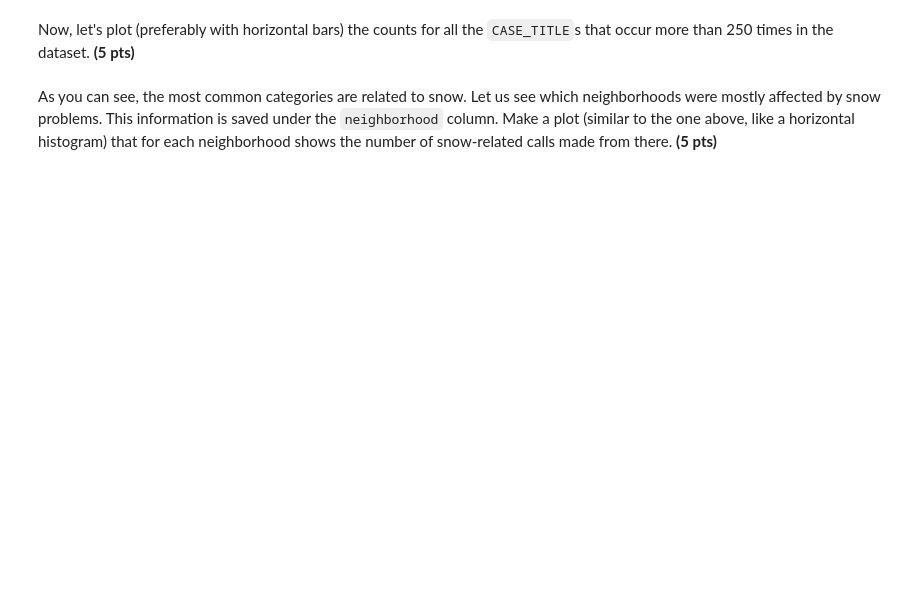
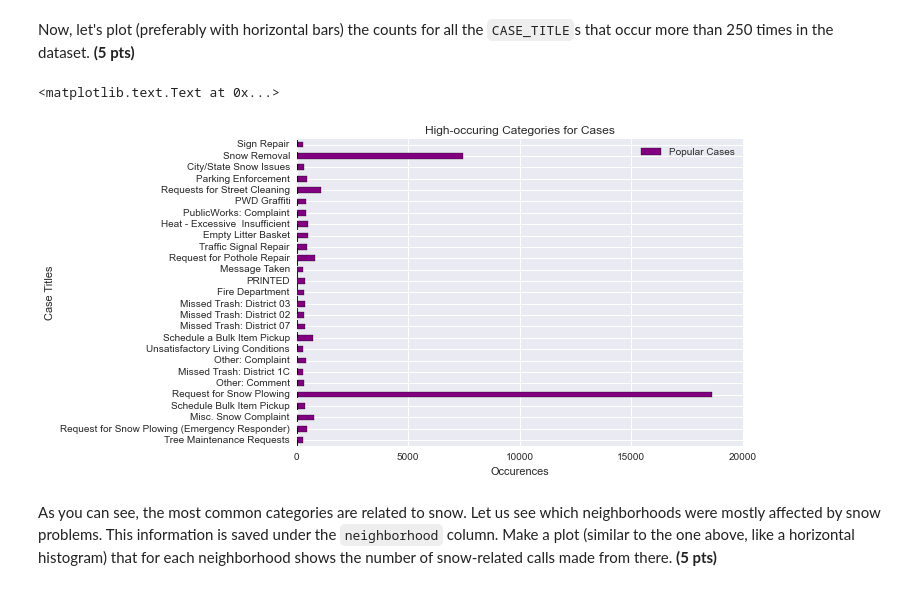
Before and after one commit to Sridevi-Suresh/spring-2015-homeworks, a Jupyter notebook: submissions/Homework-2/2.Pandas-in-Boston.ipynb, the cells around one changed output. Drawn from its saved outputs; the diff is of its cells as text; code cells hidden in the pictures; blank space fills up the shorter version.

```diff
--- a/submissions/Homework-2/2.Pandas-in-Boston.ipynb
+++ b/submissions/Homework-2/2.Pandas-in-Boston.ipynb
@@ -117,0 +149,17 @@ Can you do the same thing, but only for the cases that are still remaining open?
+# %%
+# Write a code that also filters for open cases
+rows = []
+count = 0
+for i in bos['OPEN_DT'].values[:]:
+    if not i == np.datetime64('NaT'):
+        j = np.datetime_as_string(i, timezone='local')[:10]
+        if j[5:7] == '02':
+            if bos['CASE_STATUS'].values[count] == 'Open':
+                rows.append(count)
+    count += 1
+drop_rows = []
+for k in range(0,len(bos['OPEN_DT'])):
+    if not (k in rows):
+        drop_rows.append(k)
+feb_bos = bos.drop(drop_rows)
+print feb_bos['OPEN_DT']
@@ -120,3 +186,11 @@ Great! Now, let's check all the different values of the column `CASE_TITLE` toge
 # %%
 # Write code that prints the different values of the column 'CASE_TITLE'
 # and the count for the occurencies of each value in the boston dataframe
+count_of_vals = {}
+for i in bos['CASE_TITLE'].values[:]:
+    if not pd.isnull(i):
+        if i in count_of_vals:
+            count_of_vals[i] += 1
+        else:
+            count_of_vals[i] = 1
+print count_of_vals
@@ -137,2 +243,17 @@ Now, let's plot (preferably with horizontal bars) the counts for all the `CASE_T
+# %%
+# Plots the high-occuring categories for cases as a horizontal histogram (correction: bar graph).
+popular = {}
+keys = count_of_vals.keys()
+for key in keys:
+    if count_of_vals[key] > 250:
+        popular[key] = count_of_vals[key]
+colors = [0.5019607843137255, 0.0, 0.5019607843137255]
+pop_cases=pd.DataFrame(list(popular.itervalues()),columns=['Popular Cases'],index=list(popular.iterkeys()))
+ax = pop_cases.plot(kind='barh', title = 'High-occuring Categories for Cases', color = colors)
+ax.set_xlabel('Occurences')
+ax.set_ylabel('Case Titles')
+# %% [output]
+<matplotlib.text.Text at 0x...>
+[figure, added]
 # %% [markdown]
 As you can see, the most common categories are related to snow. Let us see which neighborhoods were mostly affected by snow problems. This information is saved under the `neighborhood` column. Make a plot (similar to the one above, like a horizontal histogram) that for each neighborhood shows the number of snow-related calls made from there. **(5 pts)**
```
Also changed, not shown: parts of 17 cells of this notebook.
